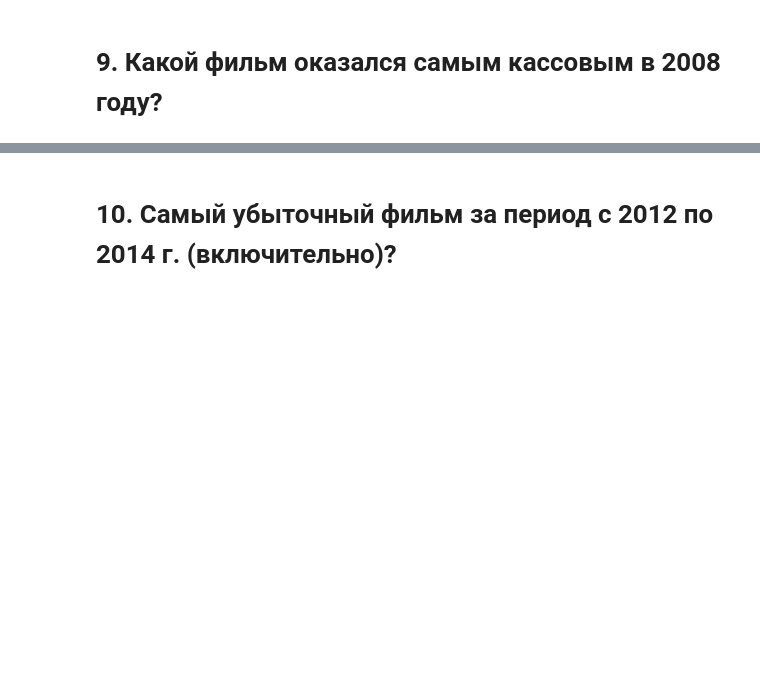
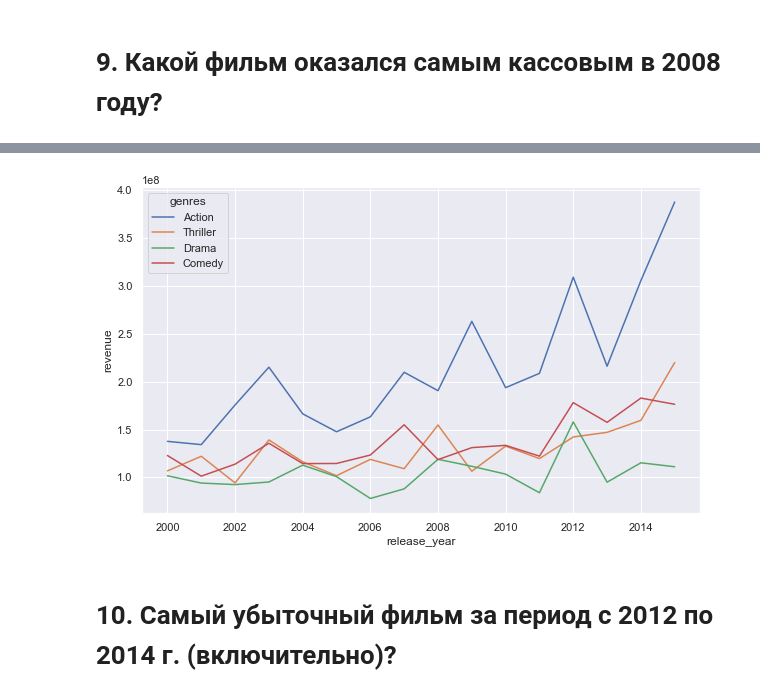
Before and after one commit to artkel/module_1, a Jupyter notebook: Movies_IMBD_v4.1_TEMPLATE.ipynb, the cells around one changed output, grey strips where cells are left out. Drawn from its saved outputs; the diff is of its cells as text; code cells hidden in the pictures; blank space fills up the shorter version.

```diff
--- a/Movies_IMBD_v4.1_TEMPLATE.ipynb
+++ b/Movies_IMBD_v4.1_TEMPLATE.ipynb
@@ -345,3 +354,9 @@ data_new.release_year.value_counts().sort_index().plot(grid=True, xticks=years,
+# %%
+# График кассовых сборов по годам и по жанрам
+data_gen_top = data_gen[data_gen.genres.isin(["Drama", "Comedy", "Thriller", "Action"])]
+ax1 = sns.lineplot(x='release_year', y='revenue', data = data_gen_top, hue="genres", ci=None, markers=True)
+# %% [output]
+[figure, added]
 # %% [markdown]
 # 10. Самый убыточный фильм за период с 2012 по 2014 г. (включительно)?
 # %%
```
Also changed, not shown: parts of 17 cells of this notebook.
